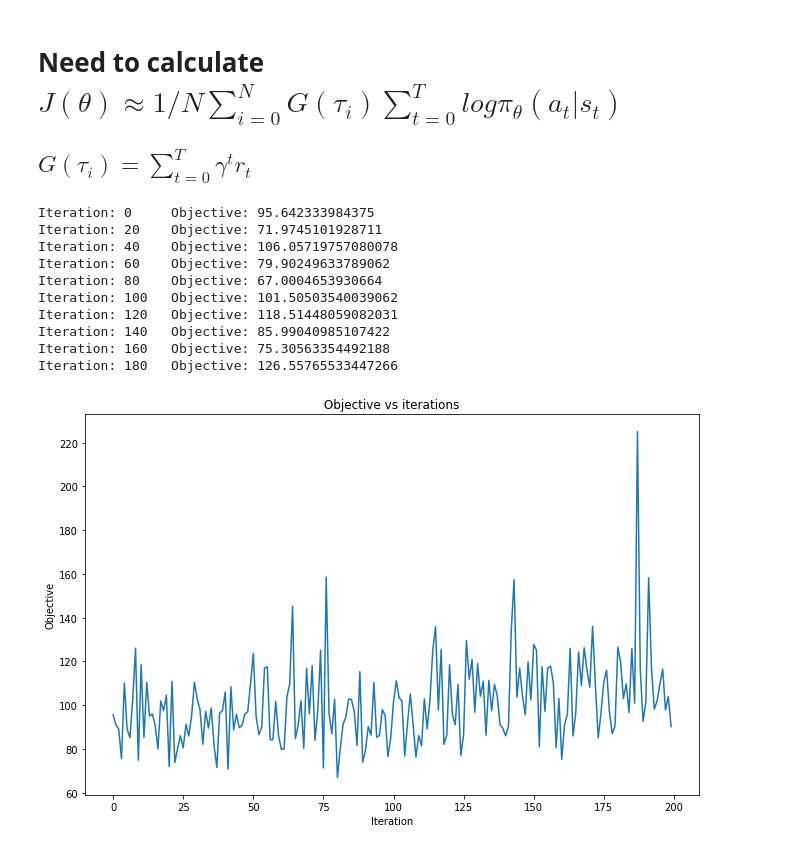
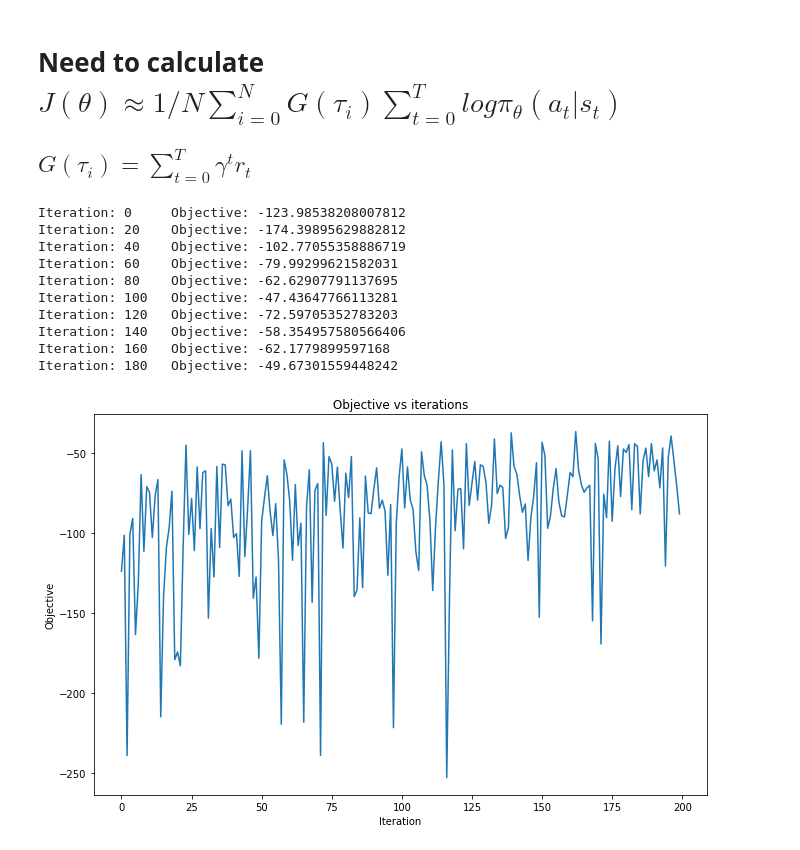
Before and after one commit to adqz/reinforcement_learning, a Jupyter notebook: hw3/q1.ipynb, the cells around one changed output. Saved outputs shown, nothing was run; the diff lists cells and outputs as text; code cells hidden in the pictures.

Commit message:
all 3 parts coded but not converging

```diff
--- a/hw3/q1.ipynb
+++ b/hw3/q1.ipynb
@@ -165,45 +207,50 @@ class PolicyGradient:
 ## $ G(\tau_{i}) = \sum_{t=0}^{T} \gamma^{t}r_{t}$
 # %%
 if __name__ == '__main__':
-    render_env = False
+    render_env = True
     plot = True
 #     ## Part 1 (vanilla REINFORCE)
 #     policy_network = makePolicyNN(num_actions=2, lr=3e-4)
 #     pg = PolicyGradient(gamma=0.9, N = 100)
 #     policy_network, arr_objective = pg.doReinforcePart1(policy_network, verbose=True)
 
-    ## Part 2 (future discounted returns)
+#     ## Part 2 (future discounted returns)
+#     policy_network = makePolicyNN(num_actions=2, lr=1e-4)
+#     pg = PolicyGradient(gamma=0.9, N = 200, max_steps=500)
+#     policy_network, arr_objective = pg.doReinforcePart2(policy_network, verbose=True)
+
+    ## Part 3 (future discounted returns - bias)
     policy_network = makePolicyNN(num_actions=2, lr=1e-4)
     pg = PolicyGradient(gamma=0.9, N = 200, max_steps=500)
-    policy_network, arr_objective = pg.doReinforcePart2(policy_network, verbose=True)
+    policy_network, arr_objective = pg.doReinforcePart3(policy_network, verbose=True)
     if plot:
         fig, ax = plt.subplots(figsize=(11,7))
         ax.plot(arr_objective)
         ax.set_xlabel('Iteration')
         ax.set_ylabel('Objective')
         ax.set_title(' Objective vs iterations ')
         plt.show()
 
     if render_env:
         steps = 0
         state = pg.env.reset()
         done = False
         while steps<200:
             a, _ = pg.getAction(policy_network, state)
             state, r, done, info = pg.env.step(a)
             steps+=1
 #             print('steps = ', steps)
             pg.env.render()
         pg.env.env.close()
 # %% [output]
-Iteration: 0     Objective: 95.642333984375
-Iteration: 20    Objective: 71.9745101928711
-Iteration: 40    Objective: 106.05719757080078
-Iteration: 60    Objective: 79.90249633789062
-Iteration: 80    Objective: 67.0004653930664
-Iteration: 100   Objective: 101.50503540039062
-Iteration: 120   Objective: 118.51448059082031
-Iteration: 140   Objective: 85.99040985107422
-Iteration: 160   Objective: 75.30563354492188
-Iteration: 180   Objective: 126.55765533447266
+Iteration: 0     Objective: -123.98538208007812
+Iteration: 20    Objective: -174.39895629882812
+Iteration: 40    Objective: -102.77055358886719
+Iteration: 60    Objective: -79.99299621582031
+Iteration: 80    Objective: -62.62907791137695
+Iteration: 100   Objective: -47.43647766113281
+Iteration: 120   Objective: -72.59705352783203
+Iteration: 140   Objective: -58.354957580566406
+Iteration: 160   Objective: -62.1779899597168
+Iteration: 180   Objective: -49.67301559448242
-[figure, old version]
+[figure, new version]
```
Also changed, not shown: parts of 2 cells of this notebook.
